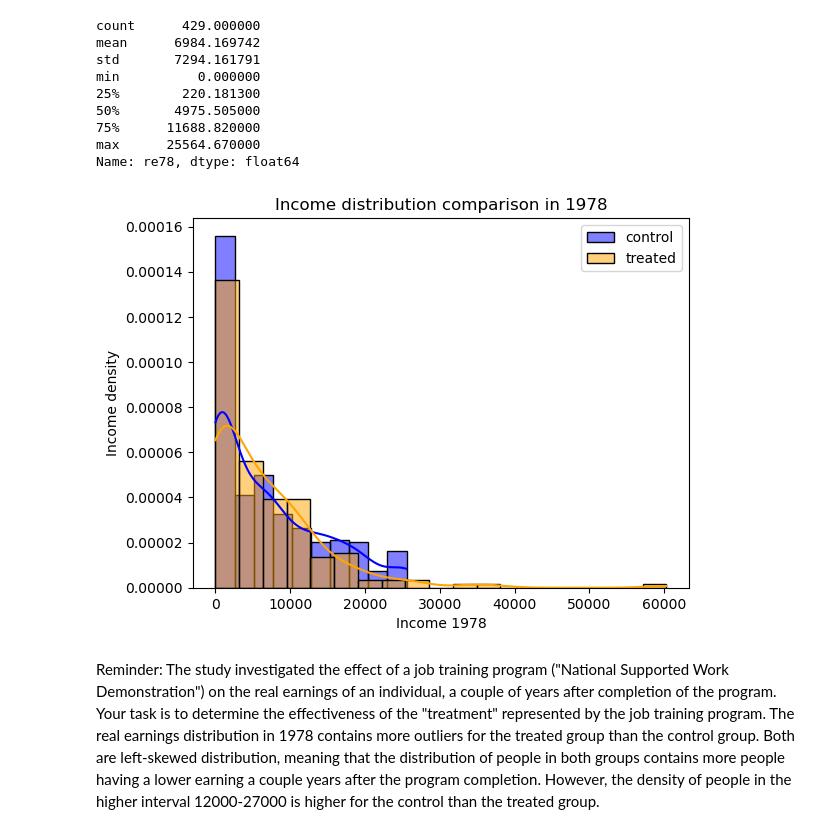
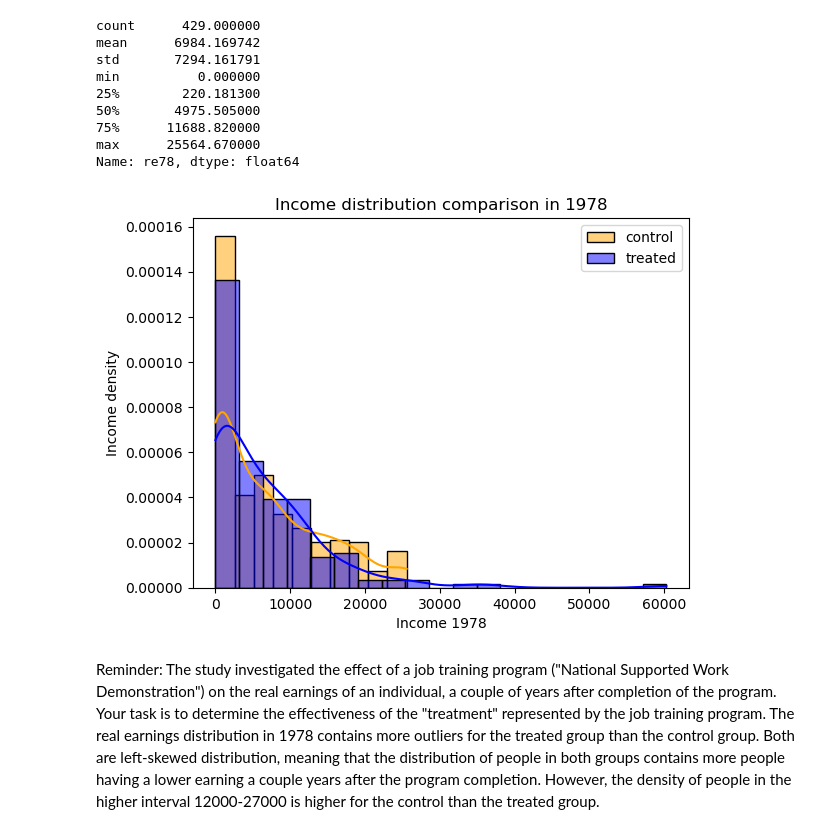
Before and after one commit to CamilleDelgrange/2022, a Jupyter notebook: Tutorials/05 - Observational studies/Observational studies exercise_cam.ipynb, the cells around one changed output. Cells and saved outputs as stored; diff of their text form; code cells hidden in the pictures.

```diff
--- a/Tutorials/05 - Observational studies/Observational studies exercise_cam.ipynb
+++ b/Tutorials/05 - Observational studies/Observational studies exercise_cam.ipynb
@@ -56,9 +56,11 @@ Compare the distribution of the outcome variable (`re78`) between the two groups
 To summarize and compare the distributions, you may use the techniques we discussed in lecture 4 ("Describing data") and 3 ("Visualizing data").
 
 What might a naive "researcher" conclude from this superficial analysis?
+# %%
+df_copy = df.copy()
 # %%
-treated = df.loc[df['treat'] == 1] #People that didn't attain the programme
-control = df.loc[df['treat'] == 0] #People that didn't attain the programme
+treated = df_copy.loc[df_copy['treat'] == 1] #People that didn't attain the programme
+control = df_copy.loc[df_copy['treat'] == 0] #People that didn't attain the programme
 # %%
 treated.re78.describe()
 # %% [output]
@@ -84,14 +86,14 @@ min          0.000000
 max      25564.670000
 Name: re78, dtype: float64
 # %%
-ax = sns.histplot(control.re78, label='control', color = 'blue',  kde=True, stat='density')
-ax = sns.histplot(treated.re78, label='treated', color = 'orange',  kde=True, stat='density')
+ax = sns.histplot(control.re78, label='control', color = 'orange',  kde=True, stat='density')
+ax = sns.histplot(treated.re78, label='treated', color = 'blue',  kde=True, stat='density')
 ax.set(title='Income distribution comparison in 1978', xlabel='Income 1978', ylabel='Income density')
 plt.legend()
 plt.show()
 #Here, we plot the kde because we plot only re78 i.e. the same variable for each of the 2 groups.
 # %% [output]
-[figure, old version]
+[figure, new version]
 # %% [markdown]
 Reminder: The study investigated the effect of a job training program ("National Supported Work Demonstration") on the real earnings of an individual, a couple of years after completion of the program.
 Your task is to determine the effectiveness of the "treatment" represented by the job training program.
```
Also changed, not shown: parts of 31 cells of this notebook, 5 other files.
